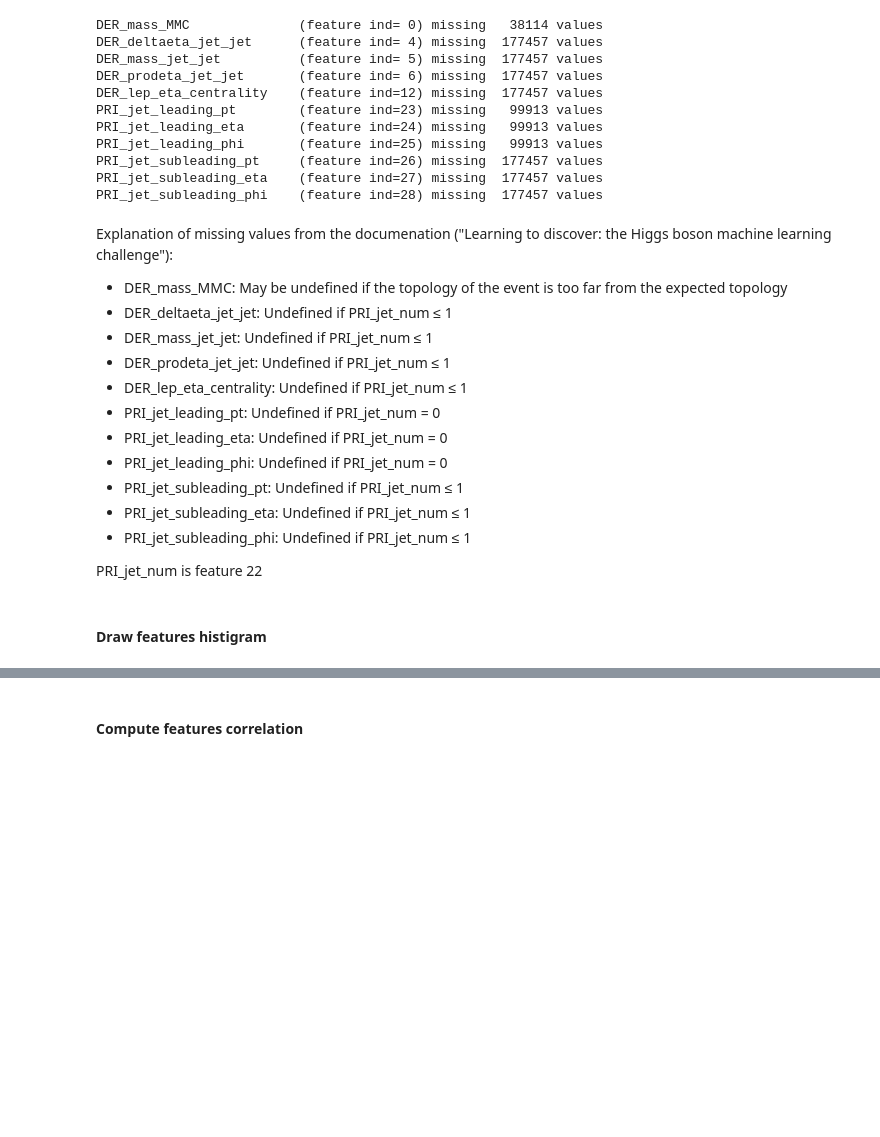
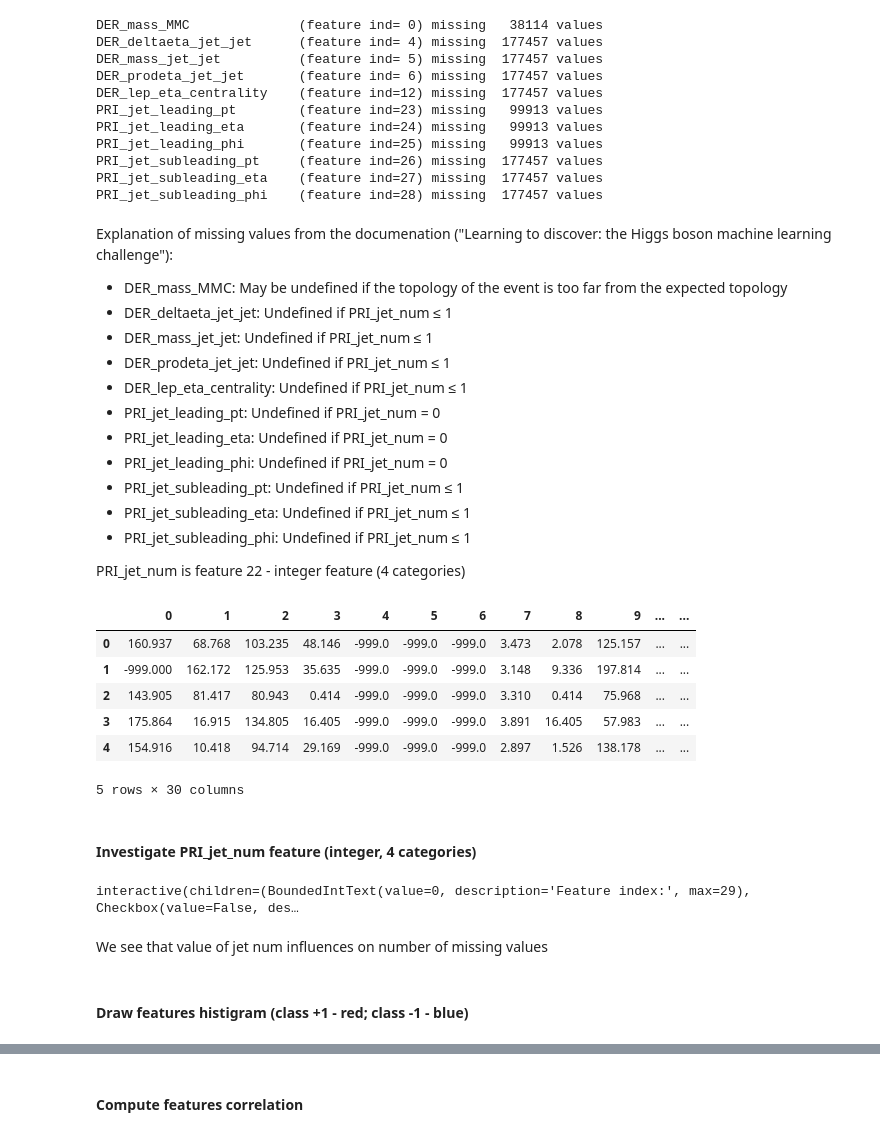
Before and after one commit to oganesManasian/EPFL-Machine-Learning-Higgs-2019, a Jupyter notebook: scripts/project1.ipynb, the cells around one changed output, grey strips where cells are left out. Saved outputs shown, nothing was run; the diff lists cells and outputs as text; code cells hidden in the pictures; blank space fills up the shorter version.

```diff
--- a/scripts/project1.ipynb
+++ b/scripts/project1.ipynb
@@ -61,6 +69,60 @@ boson machine learning challenge"):
 * PRI_jet_subleading_eta: Undefined if PRI_jet_num ≤ 1
 * PRI_jet_subleading_phi: Undefined if PRI_jet_num ≤ 1
 
-PRI_jet_num is feature 22
+PRI_jet_num is feature 22 - integer feature (4 categories)
+# %%
+missing_values_row_indices = [ind for ind in range(tX.shape[0]) if -999 in tX[ind]]
+# %%
+import pandas as pd
+df = pd.DataFrame(tX[missing_values_row_indices])
+df.head()
+# %% [output]
+|  | 0 | 1 | 2 | 3 | 4 | 5 | 6 | 7 | 8 | 9 | ... | ... |
+| 0 | 160.937 | 68.768 | 103.235 | 48.146 | -999.0 | -999.0 | -999.0 | 3.473 | 2.078 | 125.157 | ... | ... |
+| 1 | -999.000 | 162.172 | 125.953 | 35.635 | -999.0 | -999.0 | -999.0 | 3.148 | 9.336 | 197.814 | ... | ... |
+| 2 | 143.905 | 81.417 | 80.943 | 0.414 | -999.0 | -999.0 | -999.0 | 3.310 | 0.414 | 75.968 | ... | ... |
+| 3 | 175.864 | 16.915 | 134.805 | 16.405 | -999.0 | -999.0 | -999.0 | 3.891 | 16.405 | 57.983 | ... | ... |
+| 4 | 154.916 | 10.418 | 94.714 | 29.169 | -999.0 | -999.0 | -999.0 | 2.897 | 1.526 | 138.178 | ... | ... |
+5 rows × 30 columns
+# %% [markdown]
+#### Investigate PRI_jet_num feature (integer, 4 categories)
+# %%
+jet_num_index = 22
+
+def plot_feature_hist(feature_ind, drop_nan, jet_num):
+    indices_jet_num = [ind for ind in range(tX.shape[0]) if tX[ind, jet_num_index] == jet_num]
+    tX_plot = tX[indices_jet_num]
+    y_plot = y[indices_jet_num]
+
+    indices_class_pos = np.where(y_plot==1)
+    indices_class_neg = np.where(y_plot==-1)
+
+    tX_pos = tX_plot[indices_class_pos, feature_ind]
+    tX_neg = tX_plot[indices_class_neg, feature_ind]
+
+    if drop_nan:
+        tX_pos = tX_pos[tX_pos != -999]
+        tX_neg = tX_neg[tX_neg != -999]
+
+    plt.figure(figsize=(15, 6), dpi=80)
+    plt.subplot(1, 2, 1)
+    plt.title(feature_names[feature_ind] + f" (Feature #{feature_ind})")
+    plt.hist(tX_pos.T, bins=100, color="r")
+    plt.hist(tX_neg.T, bins=100, color="b")
+    plt.subplot(1, 2, 2)
+    plt.title(feature_names[feature_ind] + f" (Feature #{feature_ind})")
+    plt.hist(tX_neg.T, bins=100, color="b")
+    plt.hist(tX_pos.T, bins=100, color="r")
+
+interact(plot_feature_hist,
+         feature_ind=widgets.BoundedIntText(value=0, min=0, max=29, step=1, description='Feature index:', disabled=False),
+         jet_num=widgets.BoundedIntText(value=0, min=0, max=3, step=1, description='Jet num value:', disabled=False),
+         drop_nan=widgets.Checkbox(value=False, description='Drop missing values', disabled=False)
+        )
+plt.show()
+# %% [output]
+interactive(children=(BoundedIntText(value=0, description='Feature index:', max=29), Checkbox(value=False, des…
+# %% [markdown]
+We see that value of jet num influences on number of missing values
 # %% [markdown]
-#### Draw features histigram
+#### Draw features histigram (class +1 - red; class -1 - blue)
```
Also changed, not shown: parts of 39 cells of this notebook, 2 other files.
